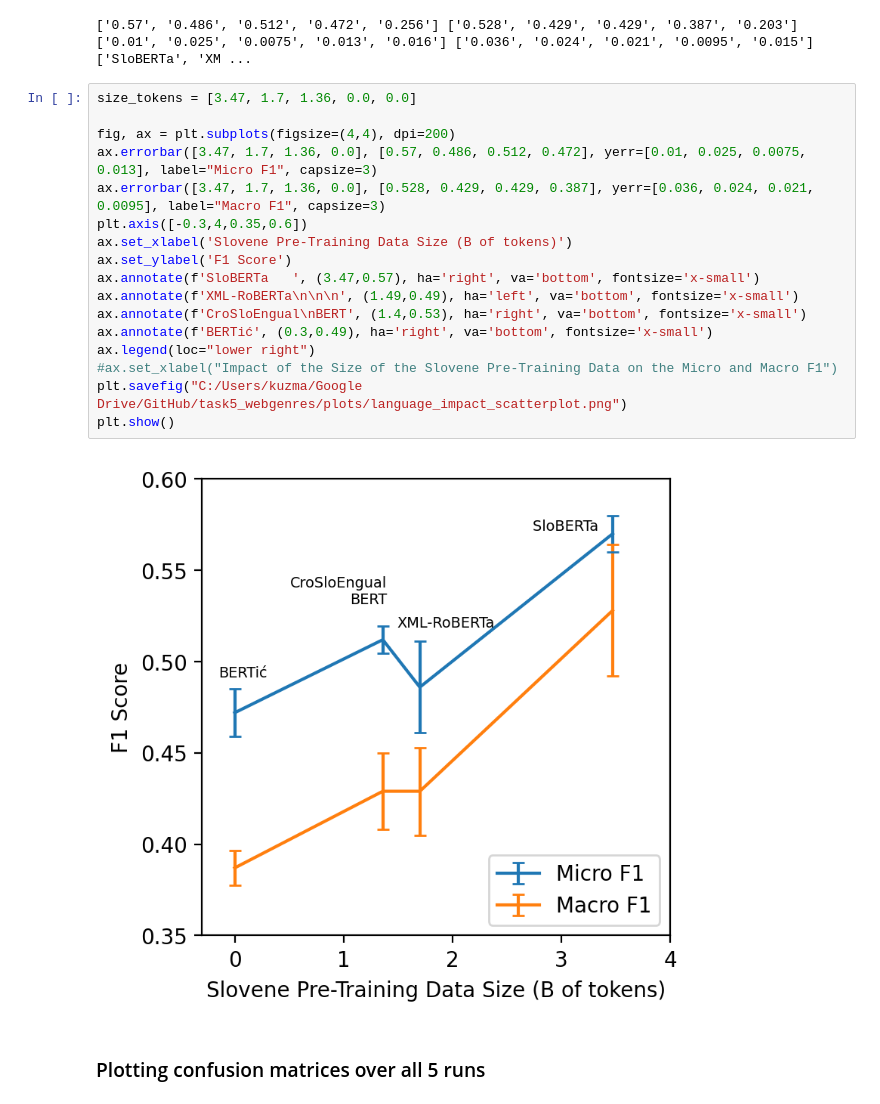
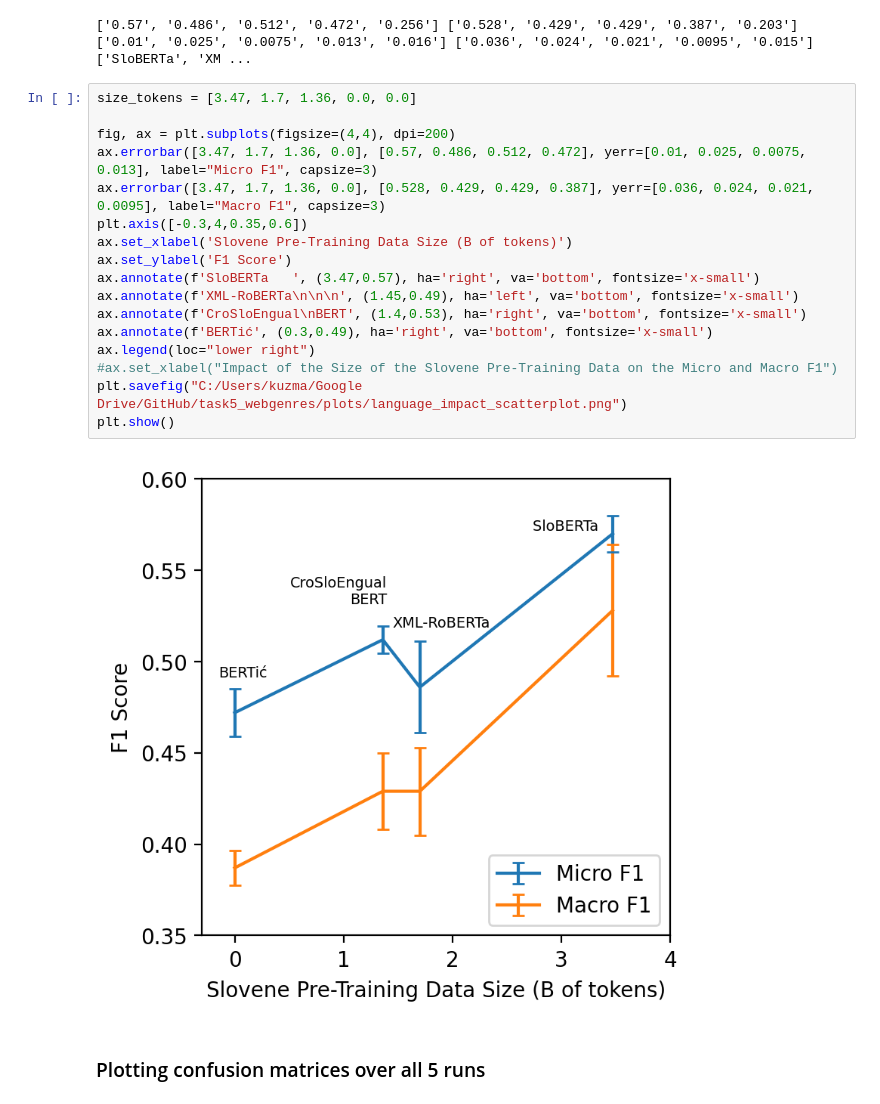
Before and after one commit to TajaKuzman/Transformers-GINCO-Experiments, a Jupyter notebook: results/Analysing_results.ipynb, the cells around one changed output. Cells and saved outputs as stored; diff of their text form.

```diff
--- a/results/Analysing_results.ipynb
+++ b/results/Analysing_results.ipynb
@@ -285,22 +283,22 @@ print(micro_means, macro_means, micro_stds, macro_stds, model_name)
 # %%
 size_tokens = [3.47, 1.7, 1.36, 0.0, 0.0]
 
 fig, ax = plt.subplots(figsize=(4,4), dpi=200)
 ax.errorbar([3.47, 1.7, 1.36, 0.0], [0.57, 0.486, 0.512, 0.472], yerr=[0.01, 0.025, 0.0075, 0.013], label="Micro F1", capsize=3)
 ax.errorbar([3.47, 1.7, 1.36, 0.0], [0.528, 0.429, 0.429, 0.387], yerr=[0.036, 0.024, 0.021, 0.0095], label="Macro F1", capsize=3)
 plt.axis([-0.3,4,0.35,0.6])
 ax.set_xlabel('Slovene Pre-Training Data Size (B of tokens)')
 ax.set_ylabel('F1 Score')
 ax.annotate(f'SloBERTa   ', (3.47,0.57), ha='right', va='bottom', fontsize='x-small')
-ax.annotate(f'XML-RoBERTa\n\n\n', (1.49,0.49), ha='left', va='bottom', fontsize='x-small')
+ax.annotate(f'XML-RoBERTa\n\n\n', (1.45,0.49), ha='left', va='bottom', fontsize='x-small')
 ax.annotate(f'CroSloEngual\nBERT', (1.4,0.53), ha='right', va='bottom', fontsize='x-small')
 ax.annotate(f'BERTić', (0.3,0.49), ha='right', va='bottom', fontsize='x-small')
 ax.legend(loc="lower right")
 #ax.set_xlabel("Impact of the Size of the Slovene Pre-Training Data on the Micro and Macro F1")
 plt.savefig("C:/Users/kuzma/Google Drive/GitHub/task5_webgenres/plots/language_impact_scatterplot.png")
 plt.show()
 # %% [output]
-[figure, old version]
+[figure, new version]
 # %% [markdown]
 ### Plotting confusion matrices over all 5 runs
 # %%
```
Also changed, not shown: parts of 9 cells of this notebook, 2 other files.
